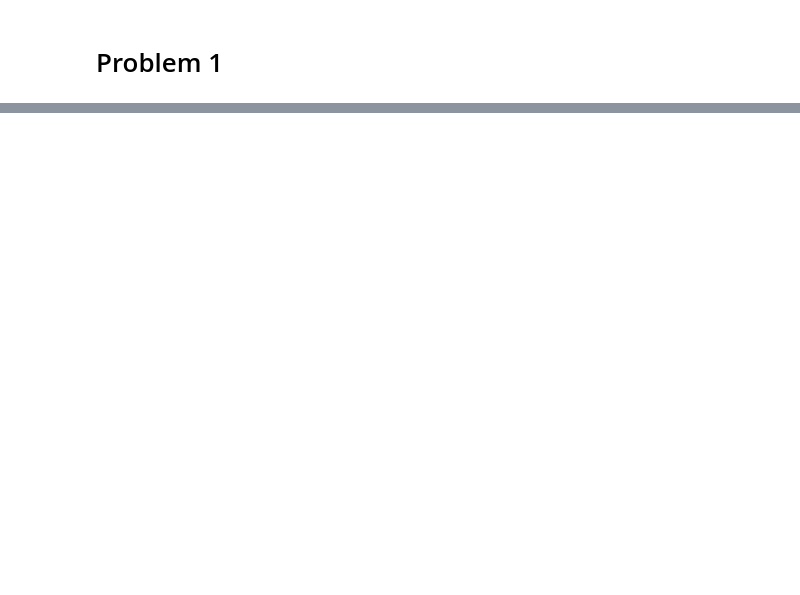
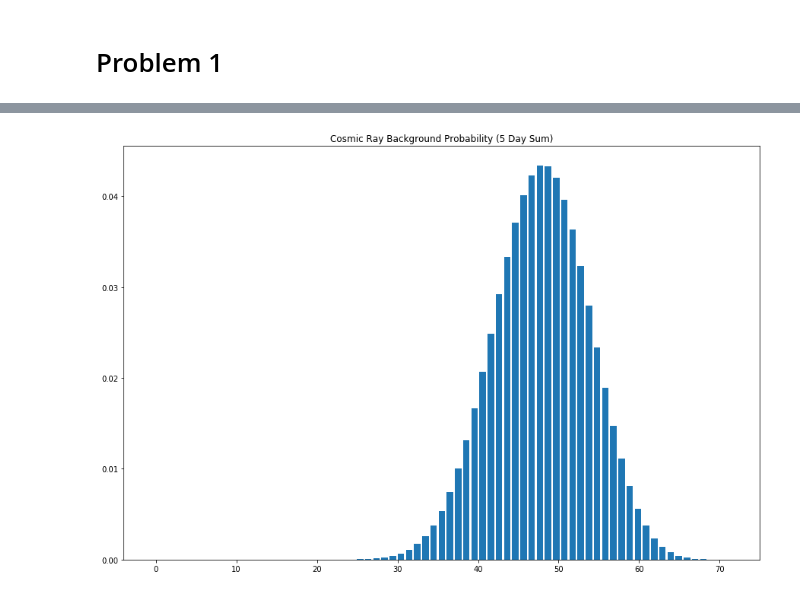
Before and after one commit to s-agiedd/PHYS_434, a Jupyter notebook: Labs/Alyssa_Giedd_Lab2.ipynb, the cells around one changed output, grey strips where cells are left out. Cells and saved outputs as stored; diff of their text form; code cells hidden in the pictures; blank space fills up the shorter version.

```diff
--- a/Labs/Alyssa_Giedd_Lab2.ipynb
+++ b/Labs/Alyssa_Giedd_Lab2.ipynb
@@ -25,0 +50,11 @@ ValueError: shape mismatch: objects cannot be broadcast to a single shape
+# %%
+#B) Show that after 5 days, the summed probability distribution is still a Poisson distribution.
+#Explain why this makes sense from a mathematical and conceptual point of view.
+bg_summation = convolve_multiple(y_avg, 5)
+
+#Produce graph with five days worth of data
+plt.bar(np.linspace(0, len(bg_summation), len(bg_summation)), bg_summation)
+plt.title("Cosmic Ray Background Probability (5 Day Sum)")
+plt.show()
+# %% [output]
+[figure, added]
```
Also changed, not shown: parts of 17 cells of this notebook, 1 other file.
